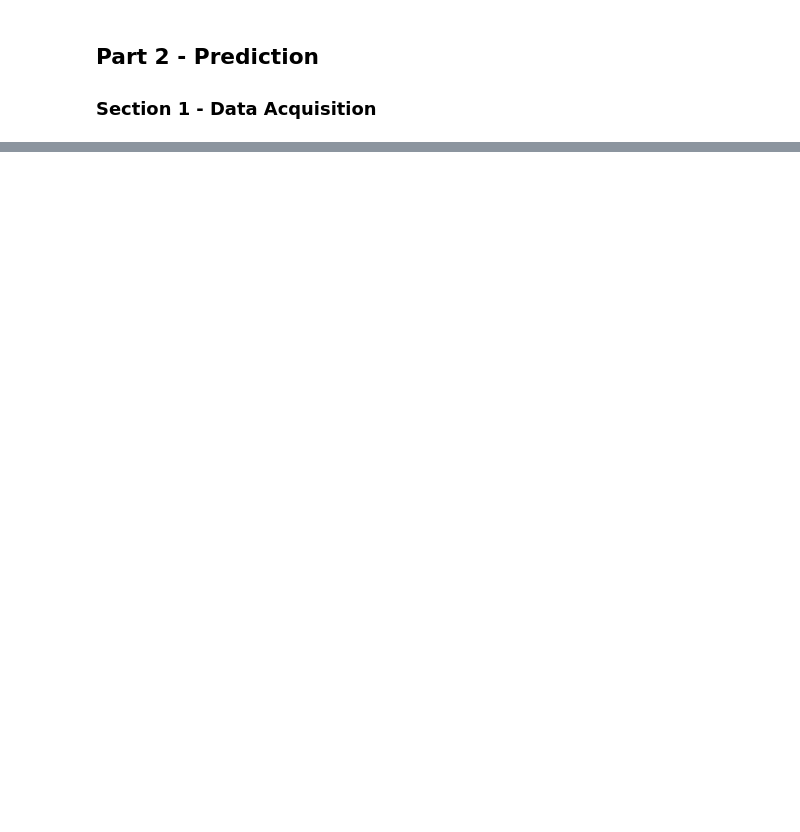
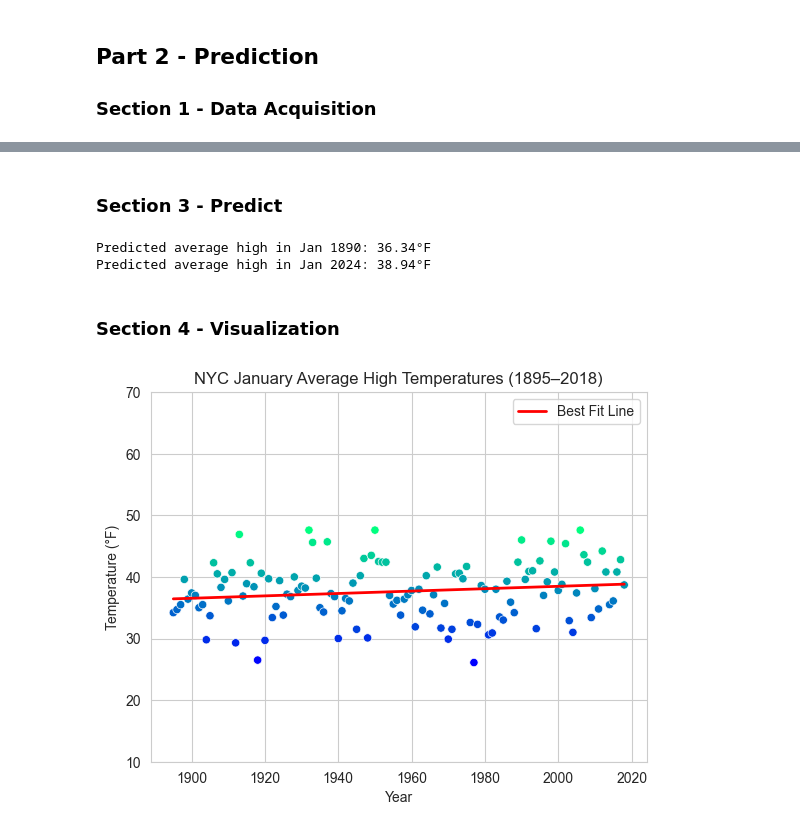
Before and after one commit to bankoscarpa/datafun-07-ml, a Jupyter notebook: bankoscarpa_ml.ipynb, the cells around one changed output, grey strips where cells are left out. Saved outputs shown, nothing was run; the diff lists cells and outputs as text; code cells hidden in the pictures; blank space fills up the shorter version.

```diff
--- a/bankoscarpa_ml.ipynb
+++ b/bankoscarpa_ml.ipynb
@@ -81,0 +141,42 @@ predicted: 36.94, expected: 39.70
+# %% [markdown]
+### Section 3 - Predict
+# %%
+# Predict past (1890) and future (2024) temperatures
+pred_1890 = linear_regression.coef_ * 1890 + linear_regression.intercept_
+pred_2024 = linear_regression.coef_ * 2024 + linear_regression.intercept_
+
+# Display predictions clearly
+print(f"Predicted average high in Jan 1890: {pred_1890[0]:.2f}°F")
+print(f"Predicted average high in Jan 2024: {pred_2024[0]:.2f}°F")
+# %% [output]
+Predicted average high in Jan 1890: 36.34°F
+Predicted average high in Jan 2024: 38.94°F
+# %% [markdown]
+### Section 4 - Visualization
+# %%
+# Create a scatter plot of the dataset
+axes = sns.scatterplot(
+    data=nyc_df,
+    x='Date',
+    y='Temperature',
+    hue='Temperature',
+    palette='winter',
+    legend=False
+)
+
+# Set plot limits and labels
+axes.set_ylim(10, 70)
+axes.set_title('NYC January Average High Temperatures (1895–2018)')
+axes.set_xlabel('Year')
+axes.set_ylabel('Temperature (°F)')
+
+# Add the regression line
+x = np.array([min(nyc_df.Date.values), max(nyc_df.Date.values)])
+y = linear_regression.coef_ * x + linear_regression.intercept_
+plt.plot(x, y, color='red', linewidth=2, label='Best Fit Line')
+
+# Add a legend and show the plot
+plt.legend()
+plt.show()
+# %% [output]
+[figure, added]
```
Also changed, not shown: parts of 20 cells of this notebook.
